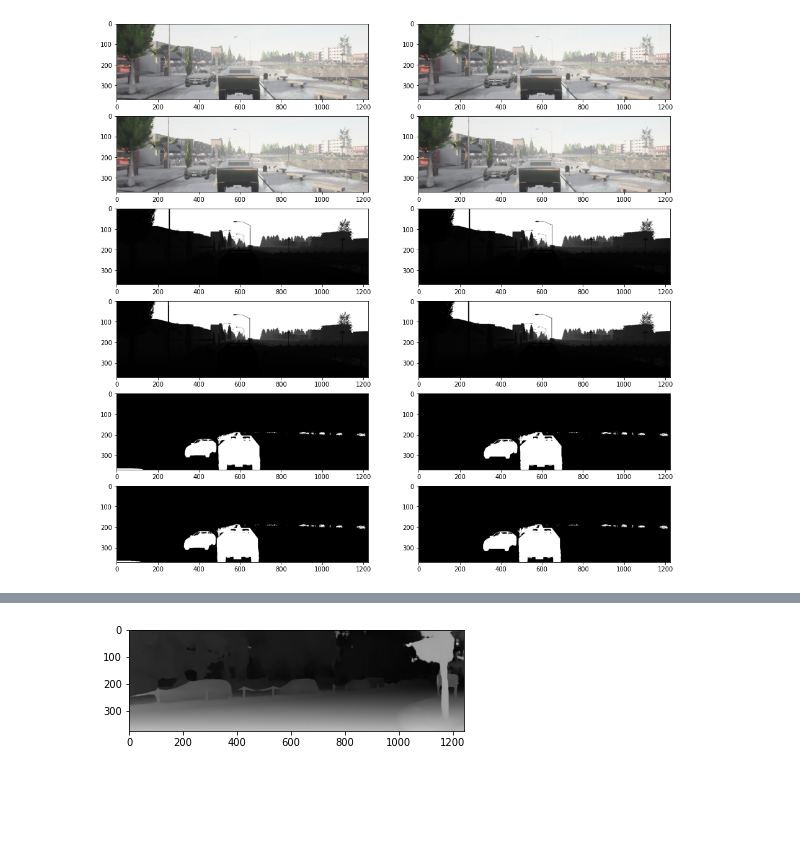
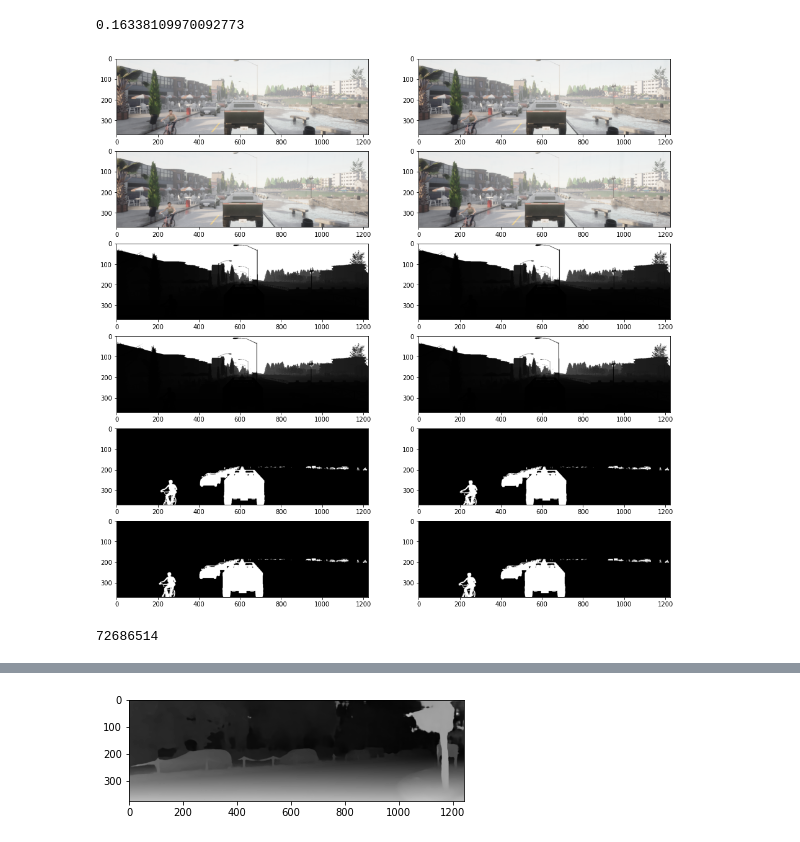
Before and after one commit to shreyas23/cnet, a Jupyter notebook: train.ipynb, the cells around one changed output, grey strips where cells are left out. Drawn from its saved outputs; the diff is of its cells as text; code cells hidden in the pictures; blank space fills up the shorter version.

```diff
--- a/train.ipynb
+++ b/train.ipynb
@@ -41,17 +41,45 @@ train_dataset = CarlaDataset({'baseline': 0.075}, data_root='/external/datasets/
 # train_loader = DataLoader(train_dataset, batch_size=args['batch_size'], num_workers=args['num_workers'], shuffle=True, pin_memory=True)
 # val_dataset = KITTI_Raw_KittiSplit_Valid(args={}, root=data_root)
 # val_loader = DataLoader(val_dataset, batch_size=args['batch_size'], num_workers=args['num_workers'], shuffle=False, pin_memory=True)
+# %%
+from time import time
+
+train_loader = DataLoader(train_dataset, batch_size=1, num_workers=4, pin_memory=True)
+
+start = time()
+for i, data in enumerate(train_loader):
+    if i == 1:
+        print((time() - start) / (i+1))
+        break
+# %% [output]
+0.16338109970092773
 # %%
 fig = plt.figure(figsize=(16, 16))
 r, c = 6, 2
-for i, (k, v) in enumerate(train_dataset[0].items()):
+for i, (k, v) in enumerate(train_dataset[91].items()):
     if len(v.shape) == 3:
         fig.add_subplot(r, c, i+1)
         cmap = None
         img = v.permute(1, 2, 0)
         if img.shape[-1] == 1:
             img = img.squeeze()
             cmap = 'gray'
         plt.imshow(img, cmap=cmap)
 # %% [output]
-[figure, old version]
+[figure, new version]
+# %%
+%autoreload
+
+# augmentation = Augmentation_SceneFlow(args)
+model = CNet(args)
+
+if args['cuda']:
+#     augmentation = augmentation.cuda()
+    model = model.cuda()
+
+num_params = sum(p.numel() for p in model.parameters() if p.requires_grad)
+print(num_params)
+
+# optimizer = Adam(model.parameters(), lr=args['lr'], betas=[args['momentum'], args['beta']], weight_decay=args['weight_decay'])
+# %% [output]
+72686514
```
Also changed, not shown: parts of 2 cells of this notebook, 3 other files.
